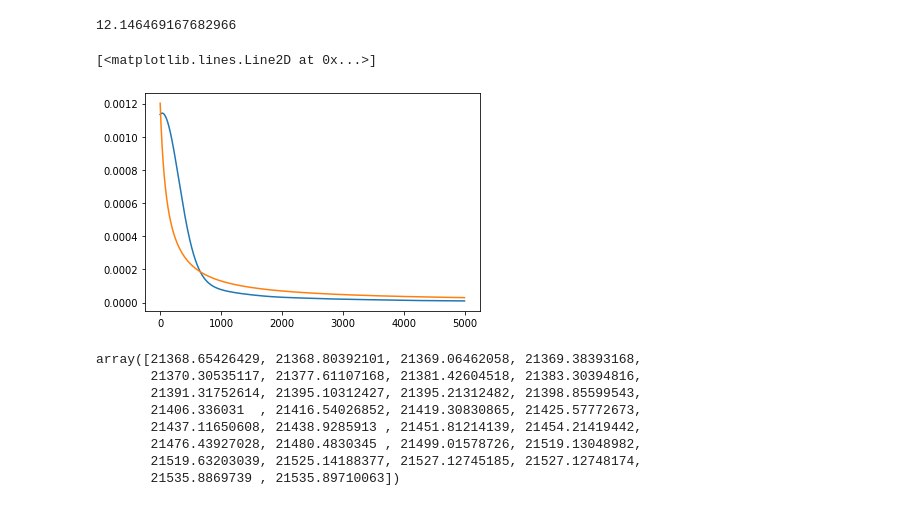
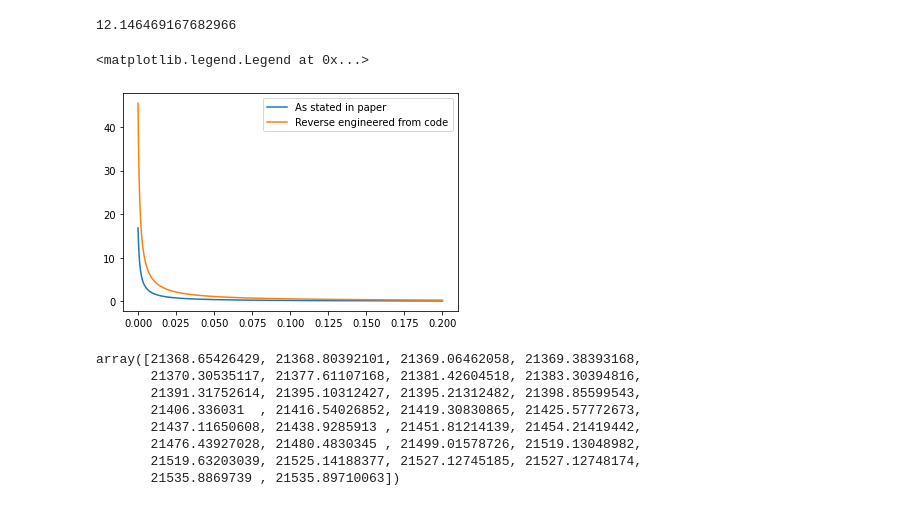
Before and after one commit to ss15859/Neural_Point_Process, a Jupyter notebook: Simulation/troubleshooting_simulation.ipynb, the cells around one changed output. Drawn from its saved outputs; the diff is of its cells as text; code cells hidden in the pictures.

```diff
--- a/Simulation/troubleshooting_simulation.ipynb
+++ b/Simulation/troubleshooting_simulation.ipynb
@@ -32,12 +32,12 @@ mc=3.6
 beta=2.4
 
 params = {
-    'log10_mu': -7.5,
+    'log10_mu': -6.0,
     'log10_k0': -2.49,
     'a': 1.69,
     'log10_c': -2.95,
-    'omega': -0.02,
-    'log10_tau': 10.99,
+    'omega': -0.03,
+    'log10_tau': 3.99,
     'log10_d': -0.35,
     'gamma': 1.22,
     'rho': 0.51,
@@ -187,16 +190,22 @@ upper_gamma_ext(-w, c/tau)
 # %% [output]
 12.146469167682966
 # %%
-t = simulate_aftershock_time(params["log10_c"], w, params["log10_tau"], size=100000)
+# t = simulate_aftershock_time(params["log10_c"], w, params["log10_tau"], size=100000)
+def f(x):
+    return np.exp(-(x+c)/tau)/(gammaincc(-w,c/tau)*tau*np.power(((x+c)/tau),1+w)*gamma(-w))
 
-density = gaussian_kde(t)
-x=np.linspace(0,5000,100000)
-plt.plot(x,density(x))
+
+
+# density = gaussian_kde(t)
+x=np.linspace(0,0.2,100000)
+# plt.plot(x,density(x))
 # # plt.hist(t,density=True)
-plt.plot(x,h(x/100000)/605000)
+plt.plot(x,h(x),label='As stated in paper')
+plt.plot(x,f(x),label='Reverse engineered from code')
+plt.legend()
 # %% [output]
-[<matplotlib.lines.Line2D at 0x...>]
+<matplotlib.legend.Legend at 0x...>
-[figure, old version]
+[figure, new version]
 # %%
 T_train[-30:]
 # %% [output]
```
Also changed, not shown: parts of 13 cells of this notebook, 2 other files.
